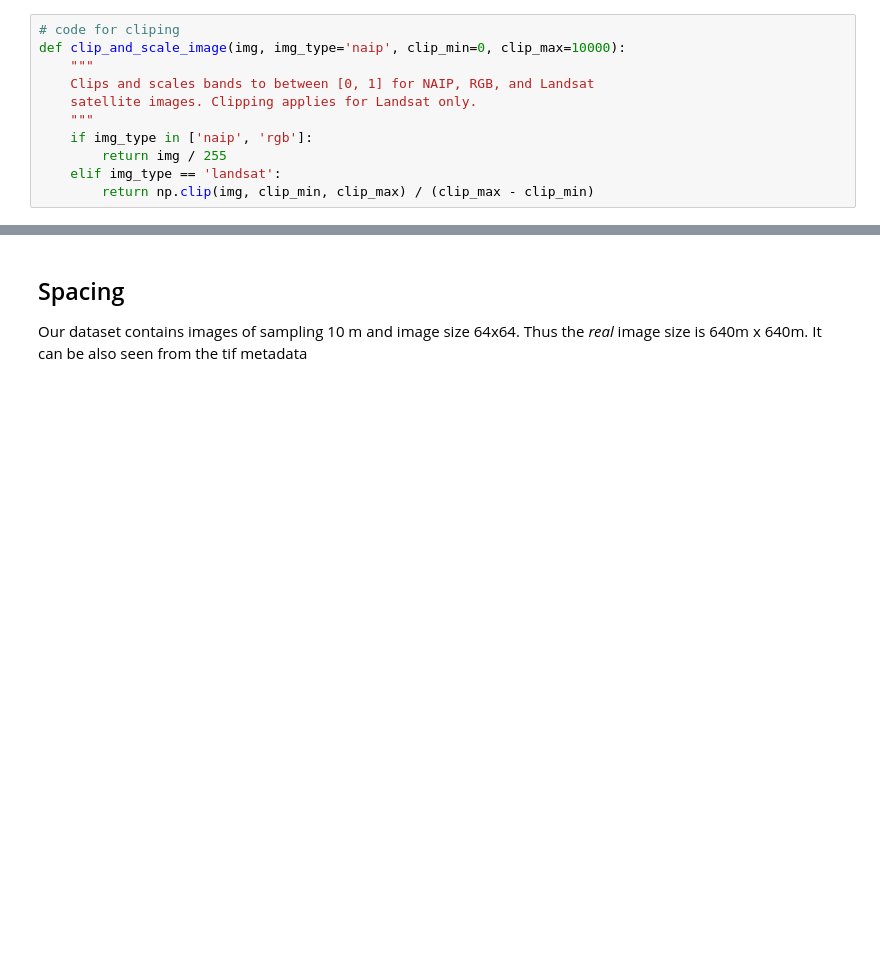
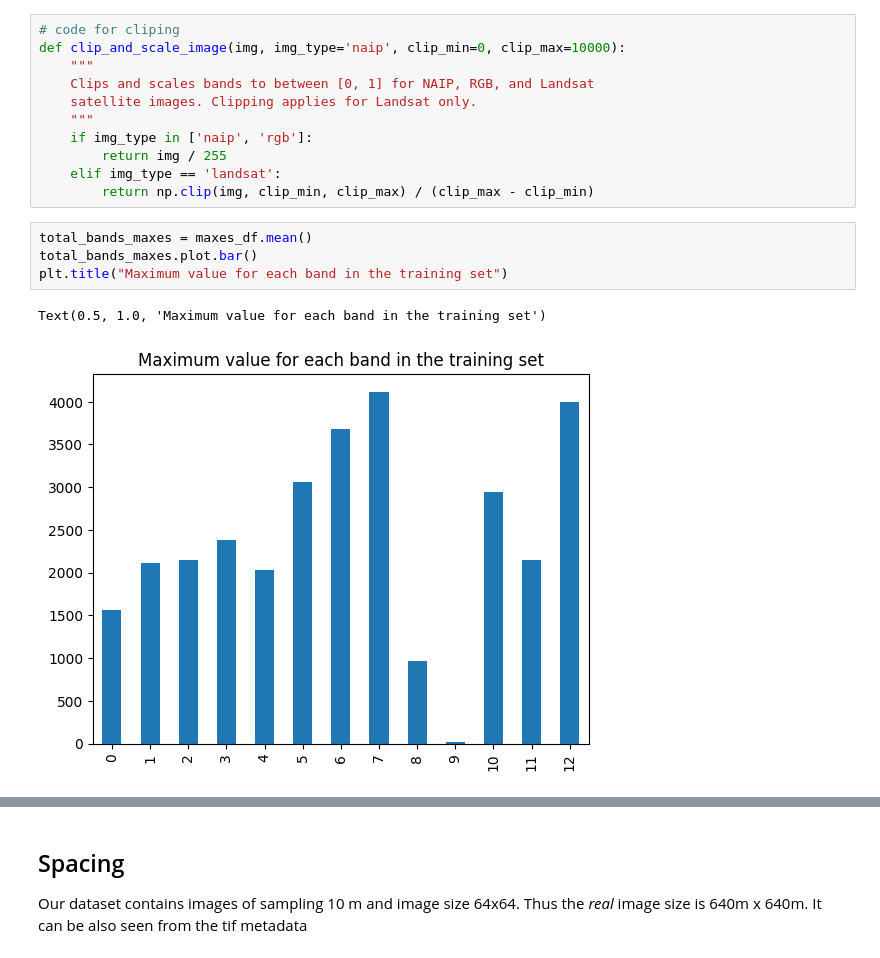
Before and after one commit to FilipLangiewicz/WB_projekt, a Jupyter notebook: code/data_preprocessing.ipynb, the cells around one changed output, grey strips where cells are left out. Cells and saved outputs as stored; diff of their text form; blank space fills up the shorter version.

```diff
--- a/code/data_preprocessing.ipynb
+++ b/code/data_preprocessing.ipynb
@@ -282,3 +279,10 @@ def clip_and_scale_image(img, img_type='naip', clip_min=0, clip_max=10000):
         return img / 255
     elif img_type == 'landsat':
         return np.clip(img, clip_min, clip_max) / (clip_max - clip_min)
+# %%
+total_bands_maxes = maxes_df.mean()
+total_bands_maxes.plot.bar()
+plt.title("Maximum value for each band in the training set")
+# %% [output]
+Text(0.5, 1.0, 'Maximum value for each band in the training set')
+[figure, added]
```
Also changed, not shown: parts of 13 cells of this notebook.
